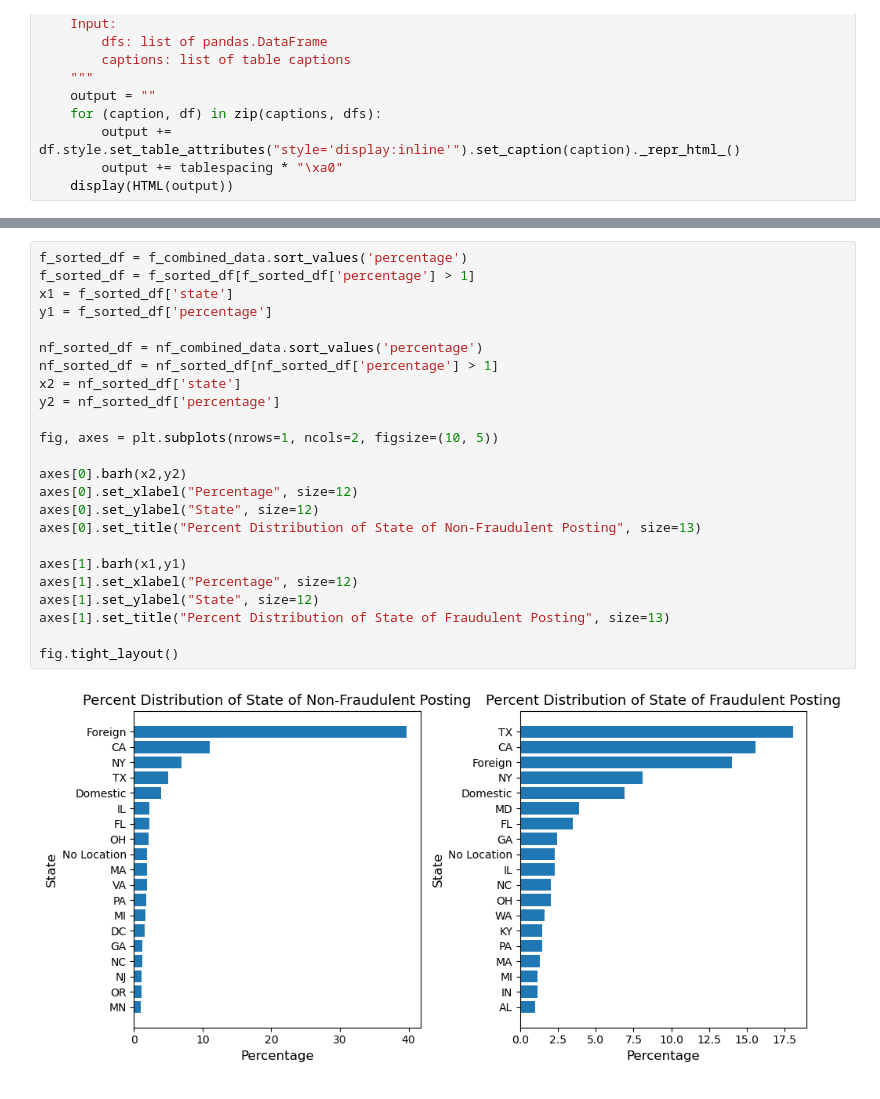
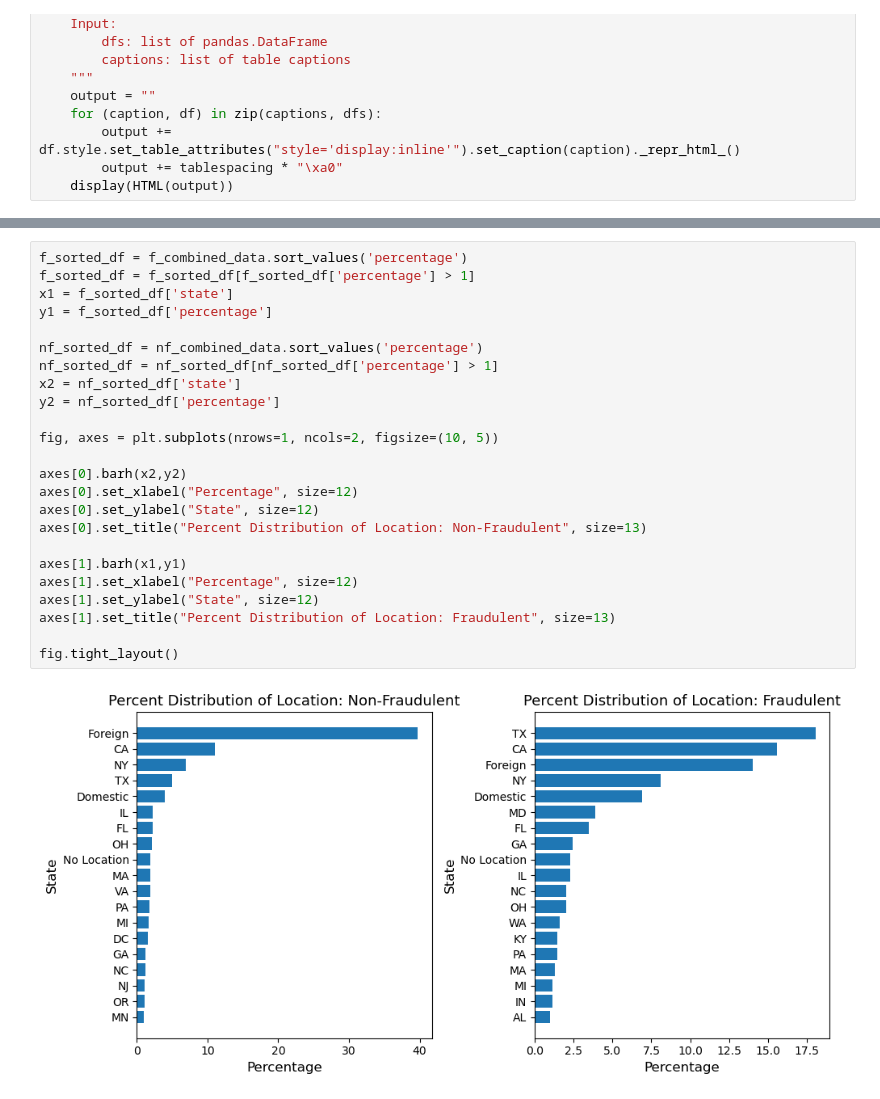
Before and after one commit to dhcheong/ClassifyingFake, a Jupyter notebook: PF.ipynb, the cells around one changed output, grey strips where cells are left out. Cells and saved outputs as stored; diff of their text form.

Commit message:
edited graphs

```diff
--- a/PF.ipynb
+++ b/PF.ipynb
@@ -229,26 +213,26 @@ Fraudulent
 # %%
 f_sorted_df = f_combined_data.sort_values('percentage')
 f_sorted_df = f_sorted_df[f_sorted_df['percentage'] > 1]
 x1 = f_sorted_df['state']
 y1 = f_sorted_df['percentage']
 
 nf_sorted_df = nf_combined_data.sort_values('percentage')
 nf_sorted_df = nf_sorted_df[nf_sorted_df['percentage'] > 1]
 x2 = nf_sorted_df['state']
 y2 = nf_sorted_df['percentage']
 
 fig, axes = plt.subplots(nrows=1, ncols=2, figsize=(10, 5))
 
 axes[0].barh(x2,y2)
 axes[0].set_xlabel("Percentage", size=12)
 axes[0].set_ylabel("State", size=12)
-axes[0].set_title("Percent Distribution of State of Non-Fraudulent Posting", size=13)
+axes[0].set_title("Percent Distribution of Location: Non-Fraudulent", size=13)
 
 axes[1].barh(x1,y1)
 axes[1].set_xlabel("Percentage", size=12)
 axes[1].set_ylabel("State", size=12)
-axes[1].set_title("Percent Distribution of State of Fraudulent Posting", size=13)
+axes[1].set_title("Percent Distribution of Location: Fraudulent", size=13)
 
 fig.tight_layout()
 # %% [output]
-[figure, old version]
+[figure, new version]
```
Also changed, not shown: parts of 6 cells of this notebook.
